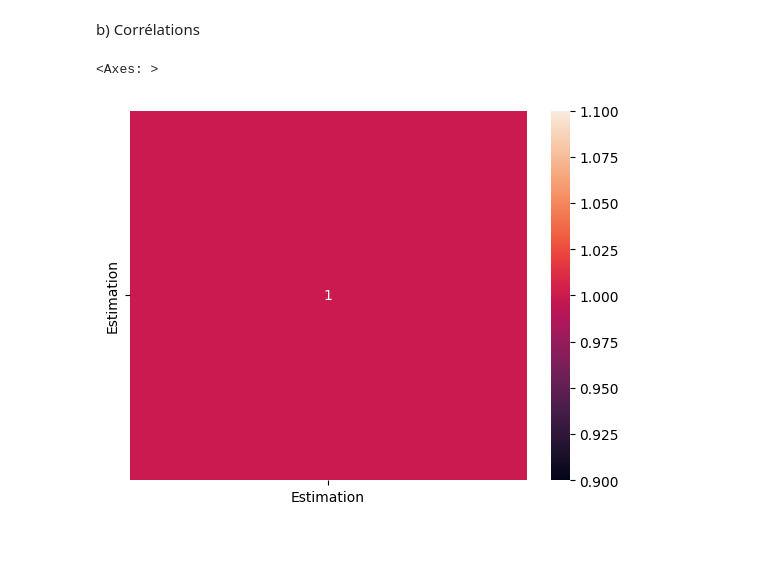
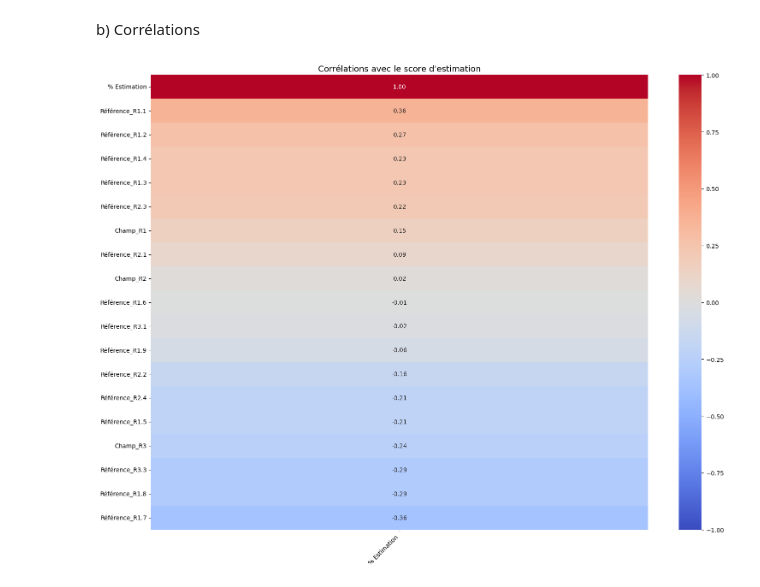
Before and after one commit to aachraf94/ESI-Research-Quality-Analysis, a Jupyter notebook: dataAnalysis.ipynb, the cells around one changed output. Cells and saved outputs as stored; diff of their text form; code cells hidden in the pictures; blank space fills up the shorter version.

Commit message:
Update research criteria and descriptions in data files

```diff
--- a/dataAnalysis.ipynb
+++ b/dataAnalysis.ipynb
@@ -119,19 +119,36 @@ R3    0.257143
 Name: % Estimation, dtype: float64
 # %% [markdown]
 b) Corrélations
-# %%
-# Renommer les colonnes pour enlever les caractères spéciaux
-df_renamed = df.rename(columns={'% Estimation': 'Estimation'})
-
-# Vérifier si la colonne 'AutreColQuant' existe avant de calculer la matrice de corrélation
-if 'AutreColQuant' in df_renamed.columns:
-	# Matrice de corrélation entre critères (si données quantitatives supplémentaires)
-	corr_matrix = df_renamed[['Estimation', 'AutreColQuant']].corr()
-else:
-	# Matrice de corrélation avec seulement la colonne 'Estimation'
-	corr_matrix = df_renamed[['Estimation']].corr()
-
-sns.heatmap(corr_matrix, annot=True)
-# %% [output]
-<Axes: >
-[figure, removed]
+# %%
+import pandas as pd
+import seaborn as sns
+import matplotlib.pyplot as plt
+
+# Charger les données
+df = pd.read_csv("data.csv")
+
+# 1. Nettoyage de la colonne '% Estimation'
+df['% Estimation'] = df['% Estimation'].str.replace('%', '').astype(float) / 100  # Conversion en décimal (0.85)
+
+# 2. Encodage des variables catégorielles
+df_encoded = pd.get_dummies(df[["Champ", "Référence", "% Estimation"]], columns=["Champ", "Référence"])
+
+# 3. Matrice de corrélation
+corr_matrix = df_encoded.corr()
+
+# 4. Visualisation
+plt.figure(figsize=(16, 12))
+sns.heatmap(
+    corr_matrix[["% Estimation"]].sort_values(by="% Estimation", ascending=False),
+    annot=True,
+    cmap="coolwarm",
+    vmin=-1,
+    vmax=1,
+    fmt=".2f"  # Format à 2 décimales
+)
+plt.title("Corrélations avec le score d'estimation", fontsize=14)
+plt.xticks(rotation=45, ha='right')
+plt.tight_layout()
+plt.show()
+# %% [output]
+[figure, added]
```
Also changed, not shown: parts of 1 cell of this notebook.
